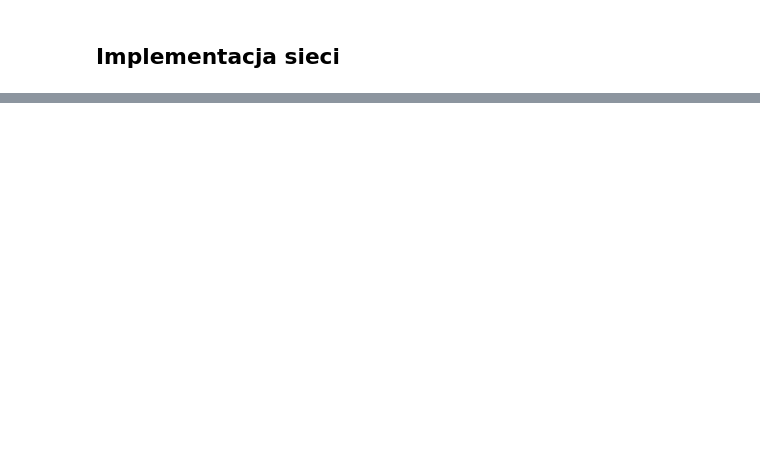
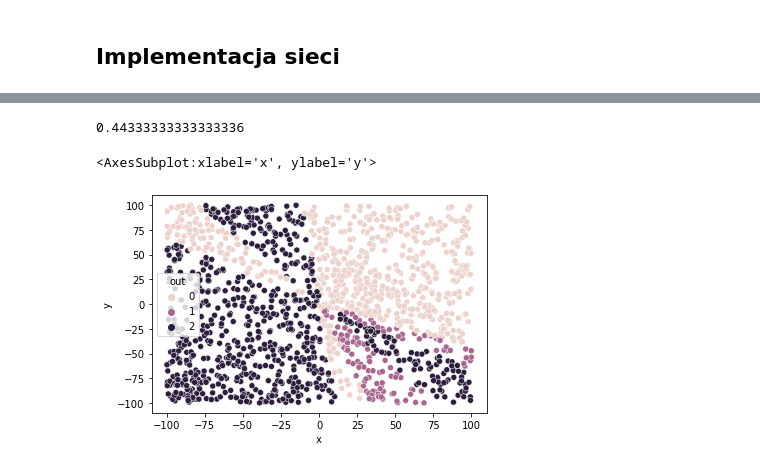
Before and after one commit to niladrem/mioad, a Jupyter notebook: lab04.ipynb, the cells around one changed output, grey strips where cells are left out. Saved outputs shown, nothing was run; the diff lists cells and outputs as text; code cells hidden in the pictures; blank space fills up the shorter version.

```diff
--- a/lab04.ipynb
+++ b/lab04.ipynb
@@ -17,7 +17,6 @@ class Neuron(ABC):
         self.weights = weights
         self.output = 0
         self.deltas = []
-        self.delta = 0
         self.error = 0
         self.input = 0
         self.momentum = [0 for i in range(len(weights))]
@@ -27,7 +26,7 @@ class Neuron(ABC):
             logging.warning("Less than 2 weights. Are you sure?")
 
     def __repr__(self) -> str:
-        return "%s(weights: %s, output: %s, delta: %s, error: %s)" % (self.name(), str(self.weights), str(self.output), str(self.delta), str(self.error))
+        return "%s(weights: %s, output: %s, error: %s)" % (self.name(), str(self.weights), str(self.output), str(self.error))
 
     @abstractmethod
     def evaluate(self, input: list):
@@ -82,8 +81,8 @@ class SigmoidNeuron(Neuron):
 
 class SoftmaxNeuron(Neuron):
     def evaluate(self, input: list):
-        self.input = input
-        e = exp(input)
+        self.input = [input[i] * self.weights[i+1] + self.weights[0] for i in range(len(input))]
+        e = exp(self.input)
         self.output = e / e.sum()
         return list(self.output)
 
@@ -104,7 +103,7 @@ assert linearneuron.evaluate([2,3]) == 14
 sigmoidneuron = SigmoidNeuron([1, 2])
 assert sigmoidneuron.evaluate([1]) == math.e ** 3 / (1 + math.e ** 3)
 
-softmaxneuron = SoftmaxNeuron([])
+softmaxneuron = SoftmaxNeuron([0, 1, 1])
 assert softmaxneuron.evaluate([1, 1]) == [0.5, 0.5]
 
 print(linearneuron)
@@ -148,7 +146,7 @@ class SigmoidLayer(Layer):
 
 class SoftmaxLayer(Layer):
     def __init__(self, num: int, weights: list) -> None:
-        self.neurons = [SoftmaxNeuron([])]
+        self.neurons = [SoftmaxNeuron(w) for w in weights]
 
 # tests
 layer1 = LinearLayer(1, [[1, 2]])
@@ -160,11 +158,9 @@ layer2 = LinearLayer(2, [[1,2], [2, 3]])
 assert layer2.evaluate([5]) == [11, 17]
 print(layer2)
 
-layer3 = SoftmaxLayer(1, [])
+layer3 = SoftmaxLayer(1, [[0, 1, 1]])
 assert layer3.evaluate([1, 1]) == [[0.5, 0.5]]
 # https://towardsdatascience.com/neural-networks-from-scratch-easy-vs-hard-b26ddc2e89c7
 # http://www.adeveloperdiary.com/data-science/deep-learning/neural-network-with-softmax-in-python/
-# https://d2l.ai/chapter_linear-networks/softmax-regression-scratch.html
-# https://gluon.mxnet.io/chapter03_deep-neural-networks/mlp-scratch.html
 # https://beckernick.github.io/neural-network-scratch/
 # %% [output]
@@ -610,0 +374,15 @@ Ogólnie najbardziej przypadła mi do gustu metoda z momentem, bo ani razu nie m
+# %%
+# softmax
+np.random.seed(2137)
+rmsprop_mlp = Network(["sigmoid", "linear", "softmax"], [2,10,3,1], cat=True, norm=False)
+rmsprop_mlp.train_network(train_df[['x', 'y']].to_numpy(), np.expand_dims(train_df['c'], 1), n_epoch=50, l_rate=0.01, batch_size=1)
+
+y_pred = rmsprop_mlp.predict(train_df[['x', 'y']].to_numpy())
+y_pred = np.squeeze(y_pred)
+print(metrics.accuracy_score(y_pred, train_df['c']))
+train_df['out'] = y_pred
+sns.scatterplot(x='x', y='y', hue='out', data=train_df)
+# %% [output]
+0.44333333333333336
+<AxesSubplot:xlabel='x', ylabel='y'>
+[figure, added]
```
Also changed, not shown: parts of 67 cells of this notebook.
